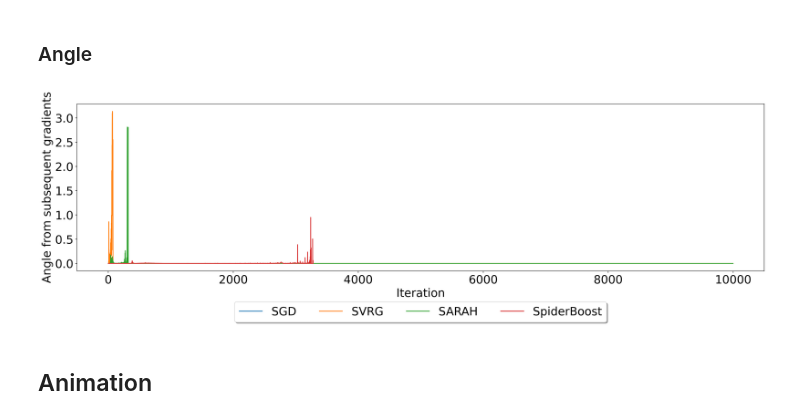
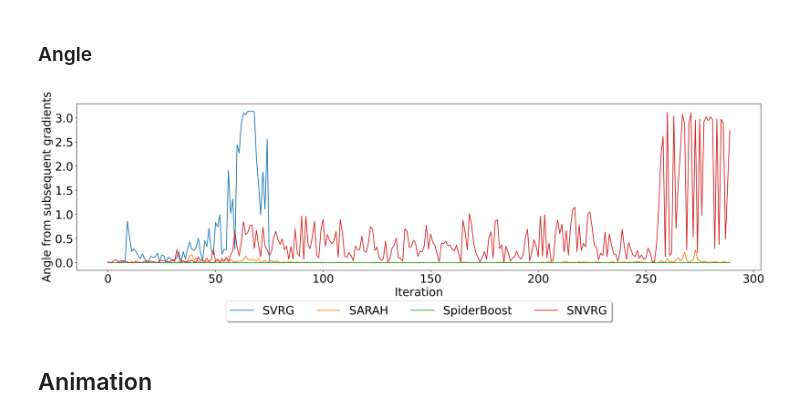
Before and after one commit to AlbertoSinigaglia/optimizer-sarah-spiderboost-snvrg, a Jupyter notebook: optimizers.ipynb, the cells around one changed output. Drawn from its saved outputs; the diff is of its cells as text; code cells hidden in the pictures.

Commit message:
updates and backup code for plot grad error

```diff
--- a/optimizers.ipynb
+++ b/optimizers.ipynb
@@ -693,15 +699,17 @@ track_w_sarah = [w]
 time_counter = time.time()
 step = STEP_SIZES[DATASET][LOSS]["SARAH"]
 decay = LEARNING_RATE_DECAY["SARAH"]
+track_grad_sarah = []
 
 grad_prev = None
 track_angle_sarah = []
-track_all_w_sarah = []
+track_all_w_sarah = [starting_point]
 
 for i in range(EPOCHS):
     if MAX_RUNTIME and MAX_RUNTIME < time.time() - start: break
-    for _ in range(2):
+    for j in range(2):
         if MAX_RUNTIME and MAX_RUNTIME < time.time() - start: break
+        if SAME_MINI_BATCH: np.random.seed(i * 2 + j)
         chunked_data, chunked_target = getMiniBatch()
         for c_data, c_targets in zip(chunked_data, chunked_target):
             if MAX_RUNTIME and MAX_RUNTIME < time.time() - start: break
@@ -723,6 +731,7 @@ for i in range(EPOCHS):
                     track_angle_sarah.append(angle_between(v_0,grad_prev))
                 grad_prev = v_0
                 track_all_w_sarah.append(w)
+                track_grad_sarah.append(v_0)
 
                 step *= decay
                 if (time.time() - time_counter) > MAX_RUNTIME / FRAME_ANIMATION :
@@ -753,8 +762,9 @@ decay = LEARNING_RATE_DECAY["SARAH+"]
 
 for i in range(EPOCHS):
     if MAX_RUNTIME and MAX_RUNTIME < time.time() - start: break
-    for _ in range(2):
+    for j in range(2):
         if MAX_RUNTIME and MAX_RUNTIME < time.time() - start: break
+        if SAME_MINI_BATCH: np.random.seed(i * 2 + j)
         chunked_data, chunked_target = getMiniBatch()
         for c_data, c_targets in zip(chunked_data, chunked_target):
             if MAX_RUNTIME and MAX_RUNTIME < time.time() - start: break
@@ -804,14 +814,16 @@ time_counter = time.time()
 start =  time.time()
 step = STEP_SIZES[DATASET][LOSS]["SpiderBoost"]
 decay = LEARNING_RATE_DECAY["SpiderBoost"]
-track_all_w_spider_boost = []
+track_all_w_spider_boost = [starting_point]
+track_grad_spider_boost = []
 
 track_angle_spider_boost = []
 grad_prev = None
 for i in range(EPOCHS):
     if MAX_RUNTIME and MAX_RUNTIME < time.time() - start: break
-    for _ in range(2):
+    for j in range(2):
         if MAX_RUNTIME and MAX_RUNTIME < time.time() - start: break
+        if SAME_MINI_BATCH: np.random.seed(i * 2 + j)
         chunked_data, chunked_target = getMiniBatch()
         for c_data, c_targets in zip(chunked_data, chunked_target):
             if MAX_RUNTIME and MAX_RUNTIME < time.time() - start: break
@@ -837,9 +849,11 @@ for i in range(EPOCHS):
                 if grad_prev is not None:
                     track_angle_spider_boost.append(angle_between(vk,grad_prev))
                 grad_prev = vk
+                w = w - step * vk
                 track_all_w_spider_boost.append(w)
+                track_grad_spider_boost.append(vk)
 
-                w = w - step * vk
+
                 step *= decay
                 if (time.time() - time_counter) > MAX_RUNTIME / FRAME_ANIMATION :
                     time_counter = time.time()
@@ -922,14 +935,16 @@ start =  time.time()
 M = STEP_SIZES[DATASET][LOSS]["SNVRG"]
 decay = LEARNING_RATE_DECAY["SNVRG"]
 
-track_all_w_snvrg = []
+track_all_w_snvrg = [starting_point]
 track_angle_snvrg = []
 grad_prev = None
+track_grad_snvrg = []
 
 for i in range(EPOCHS):
     if MAX_RUNTIME and MAX_RUNTIME < time.time() - start: break
-    for _ in range(2):
+    for j in range(2):
         if MAX_RUNTIME and MAX_RUNTIME < time.time() - start: break
+        if SAME_MINI_BATCH: np.random.seed(i * 2 + j)
         chunked_data, chunked_target = getMiniBatch()
         for c_data, c_targets in zip(chunked_data, chunked_target):
             if MAX_RUNTIME and MAX_RUNTIME < time.time() - start: break
@@ -940,6 +955,7 @@ for i in range(EPOCHS):
                     track_angle_snvrg.append(angle_between(grad,grad_prev))
                 grad_prev = np.copy(grad)
                 track_all_w_snvrg.append(w)
+                track_grad_snvrg.append(grad)
 
                 M /= decay
                 if (time.time() - time_counter) > MAX_RUNTIME / FRAME_ANIMATION :
@@ -1138,22 +1154,22 @@ plt.legend(["SAG", "SAGA", "SGD", "SVRG", "SARAH", "SARAH+", "SpiderBoost", "SNV
 # %%
 plt.figure(figsize=(60/2.54, 15/2.54), dpi=400)
 #plt.ylim(0, 0.05)
 plt.rcParams.update({'font.size': 22})
-N = 9999
-plt.plot(track_angle_sgd[N])
+N = 290
+#plt.plot(track_angle_sgd[:N])
 plt.plot(track_angle_svrg[:N])
 plt.plot(track_angle_sarah[:N])
 plt.plot(track_angle_spider_boost[:N])
-#plt.plot(track_angle_snvrg[:N])
+plt.plot(track_angle_snvrg[:N])
 plt.xlabel("Iteration")
 plt.ylabel("Angle from subsequent gradients")
 
-plt.legend(["SGD","SVRG", "SARAH", "SpiderBoost", "SNVRG"], loc='upper center', bbox_to_anchor=(0.5, -0.15),
+plt.legend(["SVRG", "SARAH", "SpiderBoost", "SNVRG"], loc='upper center', bbox_to_anchor=(0.5, -0.15),
            fancybox=True, shadow=True, ncol=5)
 plt.show()
 plt.rcParams.update({'font.size': 10})
 # %% [output]
-[figure, old version]
+[figure, new version]
 # %%
 def generate(w, PAD=1, TITLE=""):
     w_cut = w[:10000]
```
Also changed, not shown: parts of 30 cells of this notebook.
